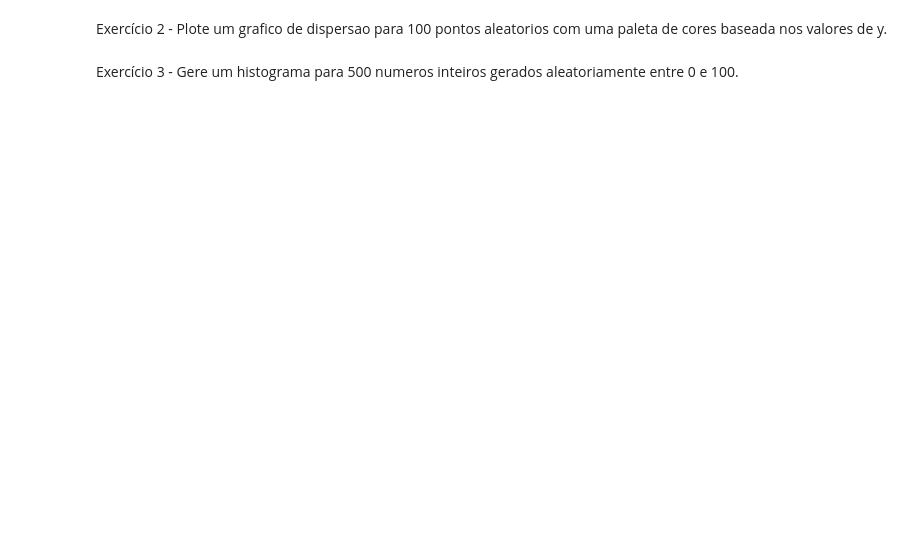
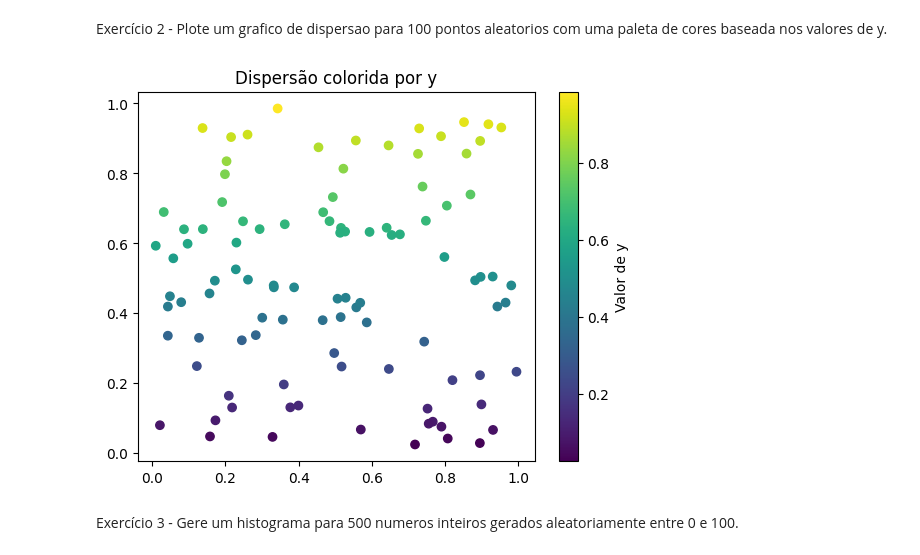
Before and after one commit to 76ersGust/Aula-ia, a Jupyter notebook: Exercícios_Bibliotecas__Python_Gustavopalmeiradejesusjunior_6B_Noturno.ipynb, the cells around one changed output. Drawn from its saved outputs; the diff is of its cells as text; code cells hidden in the pictures; blank space fills up the shorter version.

```diff
--- a/Exercícios_Bibliotecas__Python_Gustavopalmeiradejesusjunior_6B_Noturno.ipynb
+++ b/Exercícios_Bibliotecas__Python_Gustavopalmeiradejesusjunior_6B_Noturno.ipynb
@@ -668,6 +929,17 @@ ate x = 10
 # %% [markdown]
 Exercício 2 - Plote um grafico de dispersao para 100 pontos aleatorios com uma paleta
 de cores baseada nos valores de y.
+# %%
+import numpy as np
+import matplotlib.pyplot as plt
+
+x2, y2 = np.random.rand(100), np.random.rand(100) #c=y2 define que a cor de cada ponto depende do valor de y2; cmap escolhe a paleta
+disp = plt.scatter(x2, y2, c=y2, cmap="viridis")
+plt.colorbar(disp, label="Valor de y")  #mostra a escala de cores usada
+plt.title("Dispersão colorida por y")
+plt.show()
+# %% [output]
+[figure, added]
 # %% [markdown]
 Exercício 3 - Gere um histograma para 500 numeros inteiros gerados aleatoriamente
 entre 0 e 100.
```
Also changed, not shown: parts of 67 cells of this notebook.
